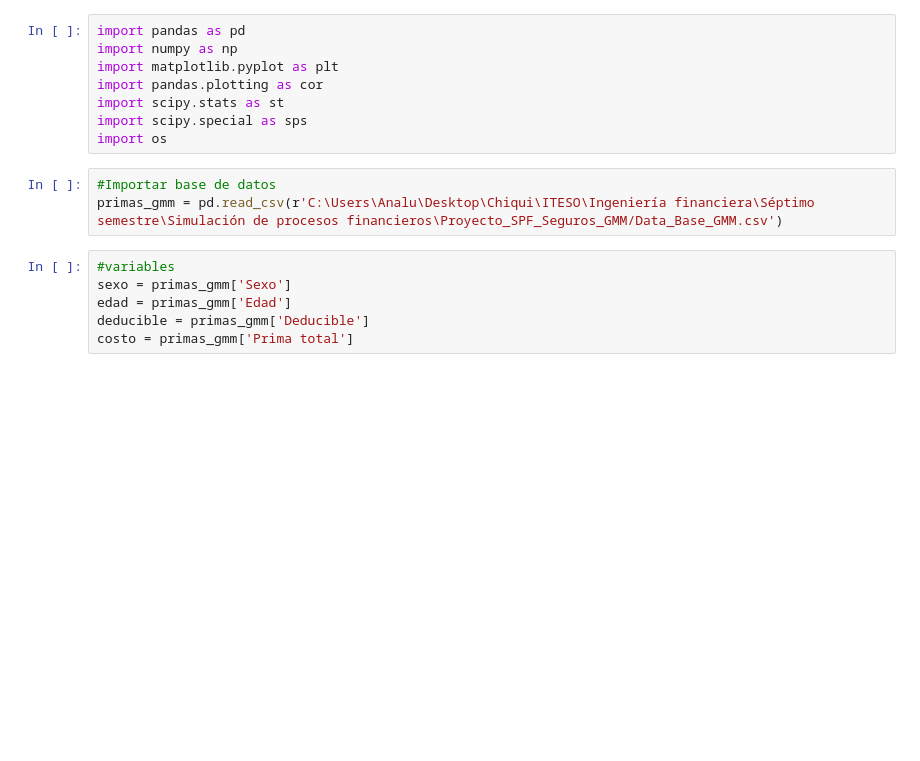
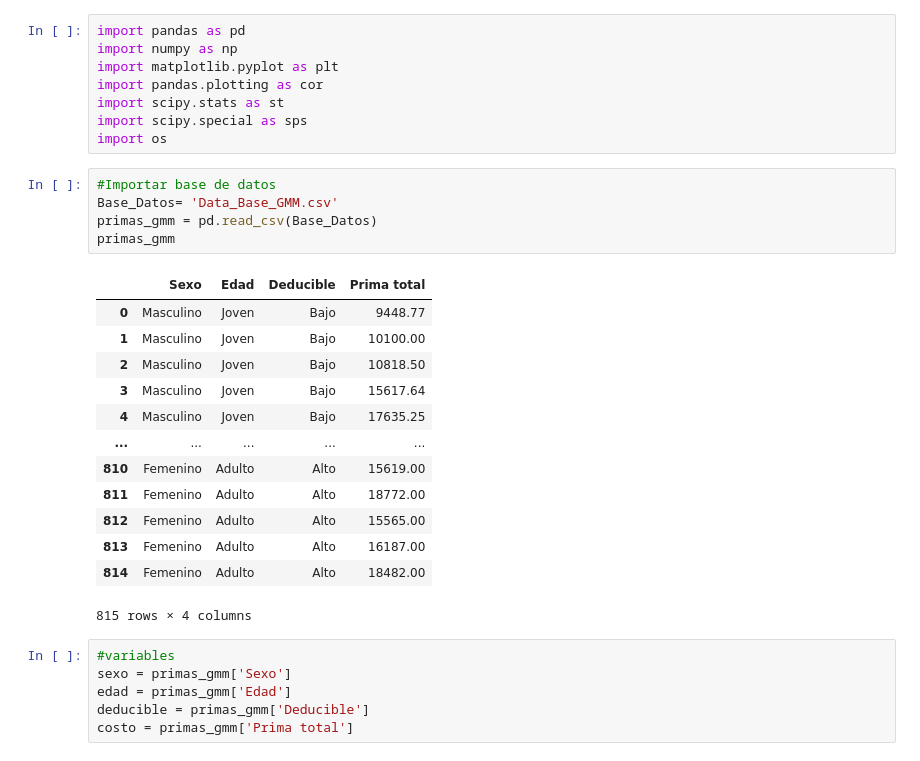
Before and after one commit to CarlosRumo/Proyecto_SPF_Seguros_GMM, a Jupyter notebook: Proyecto.ipynb, the cells around one changed output. Saved outputs shown, nothing was run; the diff lists cells and outputs as text; blank space fills up the shorter version.

```diff
--- a/Proyecto.ipynb
+++ b/Proyecto.ipynb
@@ -59,9 +59,25 @@ import pandas.plotting as cor
 import scipy.stats as st
 import scipy.special as sps
 import os
-# %%
-#Importar base de datos
-primas_gmm = pd.read_csv(r'C:\Users\Analu\Desktop\Chiqui\ITESO\Ingeniería financiera\Séptimo semestre\Simulación de procesos financieros\Proyecto_SPF_Seguros_GMM/Data_Base_GMM.csv')
+# %%
+#Importar base de datos
+Base_Datos= 'Data_Base_GMM.csv'
+primas_gmm = pd.read_csv(Base_Datos)
+primas_gmm
+# %% [output]
+|  | Sexo | Edad | Deducible | Prima total |
+| 0 | Masculino | Joven | Bajo | 9448.77 |
+| 1 | Masculino | Joven | Bajo | 10100.00 |
+| 2 | Masculino | Joven | Bajo | 10818.50 |
+| 3 | Masculino | Joven | Bajo | 15617.64 |
+| 4 | Masculino | Joven | Bajo | 17635.25 |
+| ... | ... | ... | ... | ... |
+| 810 | Femenino | Adulto | Alto | 15619.00 |
+| 811 | Femenino | Adulto | Alto | 18772.00 |
+| 812 | Femenino | Adulto | Alto | 15565.00 |
+| 813 | Femenino | Adulto | Alto | 16187.00 |
+| 814 | Femenino | Adulto | Alto | 18482.00 |
+815 rows × 4 columns
 # %%
 #variables
 sexo = primas_gmm['Sexo']
```
Also changed, not shown: parts of 2 cells of this notebook, 1 other file.
